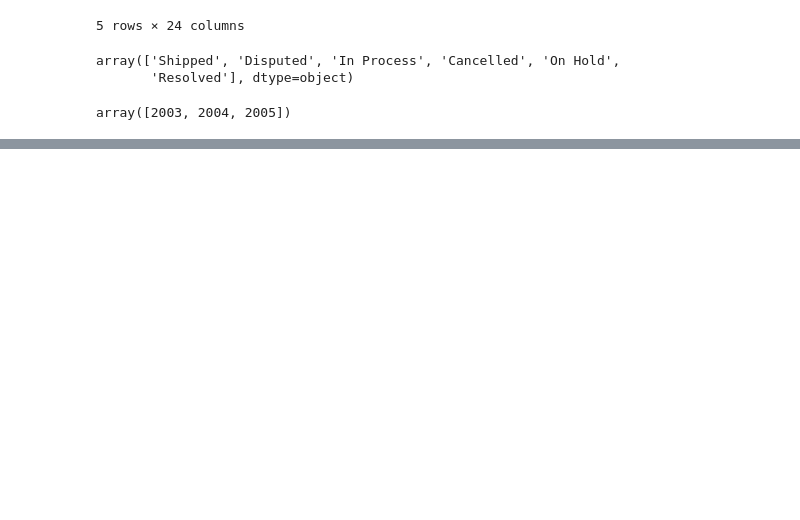
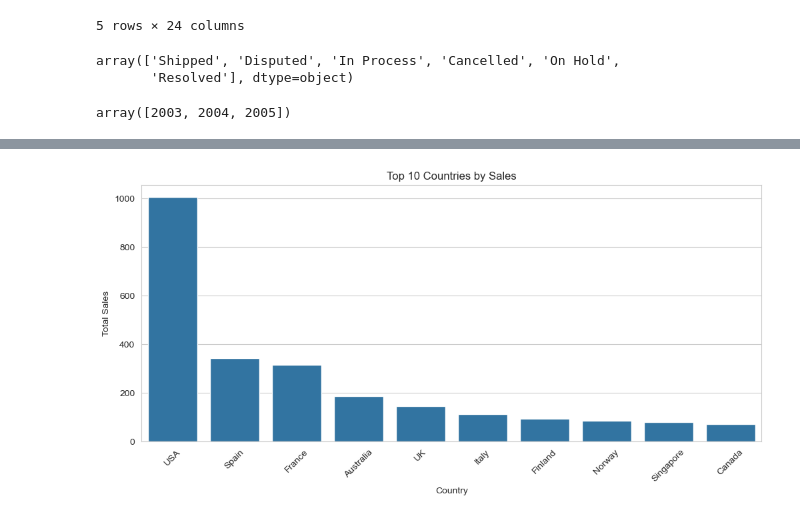
Before and after one commit to Austin-Rodrigues/Sales-Analysis-and-Customer-Segmentation, a Jupyter notebook: sales_analysis.ipynb, the cells around one changed output, grey strips where cells are left out. Drawn from its saved outputs; the diff is of its cells as text; code cells hidden in the pictures; blank space fills up the shorter version.

```diff
--- a/sales_analysis.ipynb
+++ b/sales_analysis.ipynb
@@ -160,0 +218,11 @@ sales.head(10)
+# %%
+plt.figure(figsize=(12,5))
+top_countries = sales['COUNTRY'].value_counts().head(10)  # Top 10 countries
+sns.barplot(x=top_countries.index, y=top_countries.values)
+plt.xticks(rotation=45)
+plt.title("Top 10 Countries by Sales")
+plt.xlabel("Country")
+plt.ylabel("Total Sales")
+plt.show()
+# %% [output]
+[figure, added]
```
Also changed, not shown: parts of 18 cells of this notebook, 7 other files.
